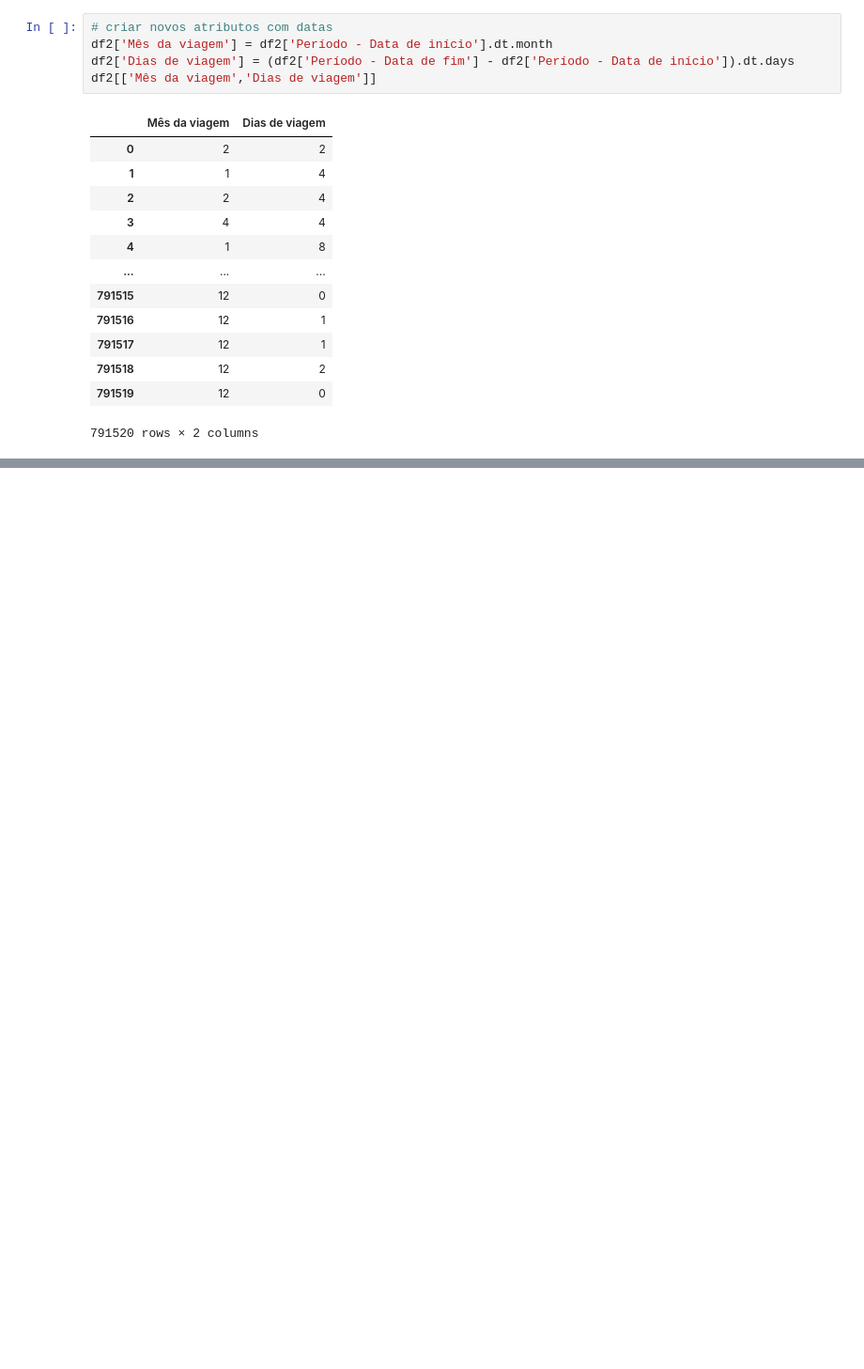
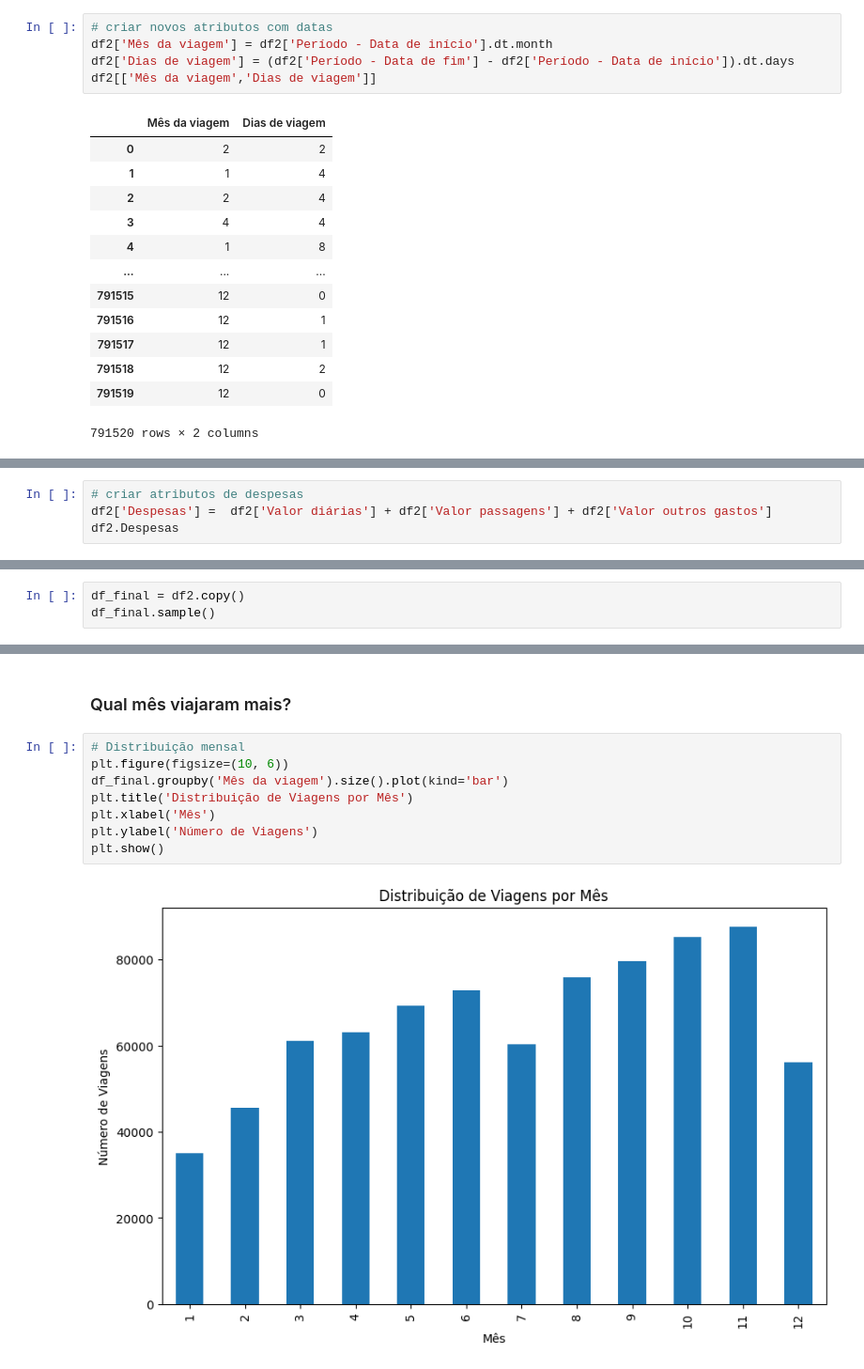
Before and after one commit to esscova/data_analytics, a Jupyter notebook: analises/013/013.ipynb, the cells around one changed output, grey strips where cells are left out. Shown at 94% size. Saved outputs shown, nothing was run; the diff lists cells and outputs as text; blank space fills up the shorter version.

```diff
--- a/analises/013/013.ipynb
+++ b/analises/013/013.ipynb
@@ -306,0 +310,4 @@ df2[['Mês da viagem','Dias de viagem']]
+# %%
+# criar atributos de despesas
+df2['Despesas'] =  df2['Valor diárias'] + df2['Valor passagens'] + df2['Valor outros gastos']
+df2.Despesas
@@ -306,0 +329,3 @@ df2[['Mês da viagem','Dias de viagem']]
+# %%
+df_final = df2.copy()
+df_final.sample()
@@ -306,0 +335,12 @@ df2[['Mês da viagem','Dias de viagem']]
+# %% [markdown]
+### Qual mês viajaram mais?
+# %%
+# Distribuição mensal
+plt.figure(figsize=(10, 6))
+df_final.groupby('Mês da viagem').size().plot(kind='bar')
+plt.title('Distribuição de Viagens por Mês')
+plt.xlabel('Mês')
+plt.ylabel('Número de Viagens')
+plt.show()
+# %% [output]
+[figure, added]
```
Also changed, not shown: parts of 8 cells of this notebook.
